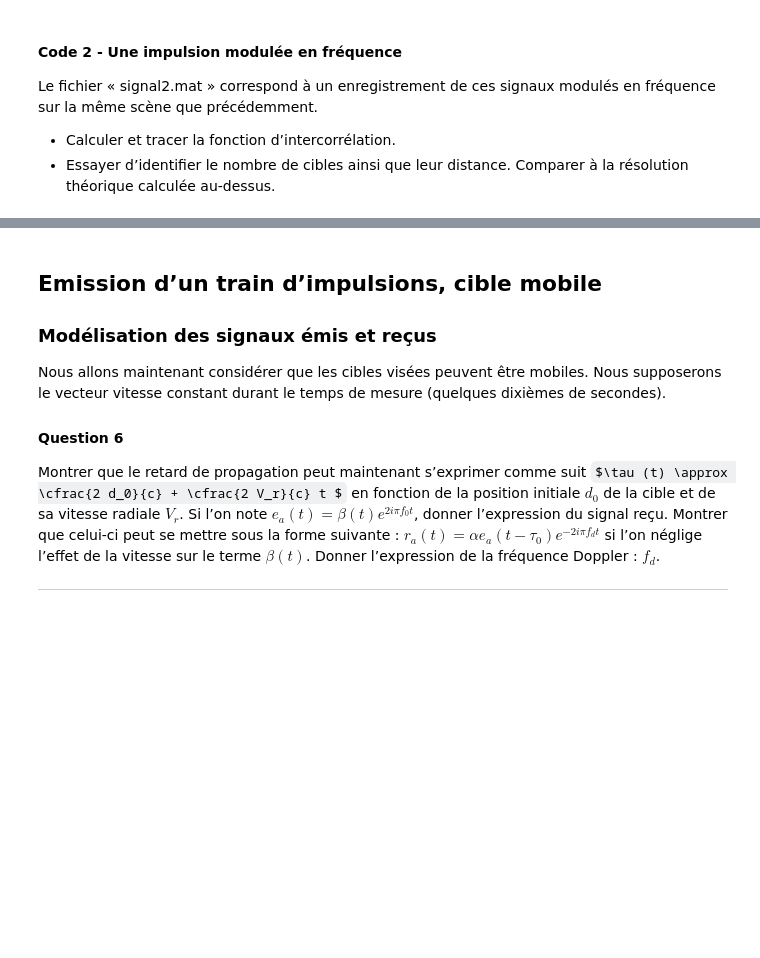
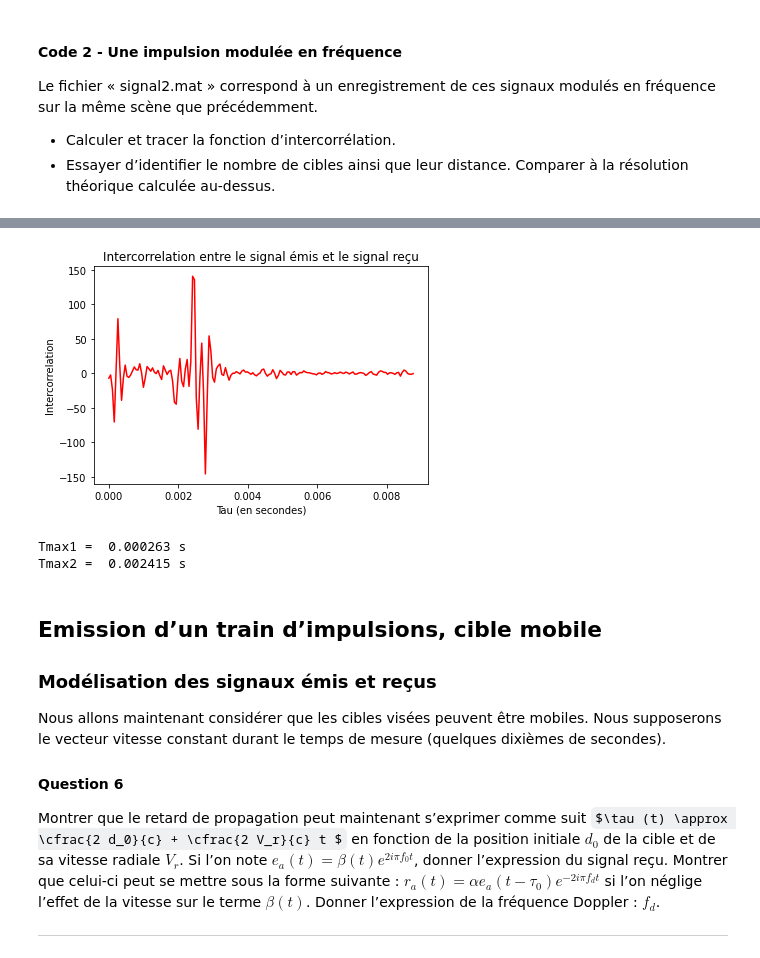
Before and after one commit to martin5555555555/traitementdusignal, a Jupyter notebook: mini_projet_radar.ipynb, the cells around one changed output, grey strips where cells are left out. Cells and saved outputs as stored; diff of their text form; code cells hidden in the pictures; some formulas as TeX source; blank space fills up the shorter version.

```diff
--- a/mini_projet_radar.ipynb
+++ b/mini_projet_radar.ipynb
@@ -520,3 +533,37 @@ plt.title(None)
+# %%
+T = d[0]/c
+Y = np.array([inter_correlation(k) for k in range(len(T))])
+plt.plot(T, Y.real, color = 'red')
+plt.xlabel('Tau (en secondes)')
+plt.ylabel('Intercorrelation')
+plt.title('Intercorrelation entre le signal émis et le signal reçu')
+plt.show()
+# %% [output]
+[figure, added]
+# %%
+Tmax1 = 0
+max = 0
+i = 0
+while T[i] <= 0.001:
+    if inter_correlation(i).real >= max:
+        max = inter_correlation(i).real
+        Tmax1 = T[i]
+    i +=1
+
+Tmax2 = 0
+max = 0
+j = 0
+while T[j] <= 0.004:
+    if inter_correlation(j).real >= max:
+        max = inter_correlation(j).real
+        Tmax2 = T[j]
+    j +=1
+
+print('Tmax1 = ', round(Tmax1,6), 's')
+print('Tmax2 = ', Tmax2, 's')
+# %% [output]
+Tmax1 =  0.000263 s
+Tmax2 =  0.002415 s
 # %% [markdown]
 ## Emission d’un train d’impulsions, cible mobile
 
```
Also changed, not shown: parts of 6 cells of this notebook, 1 other file.
